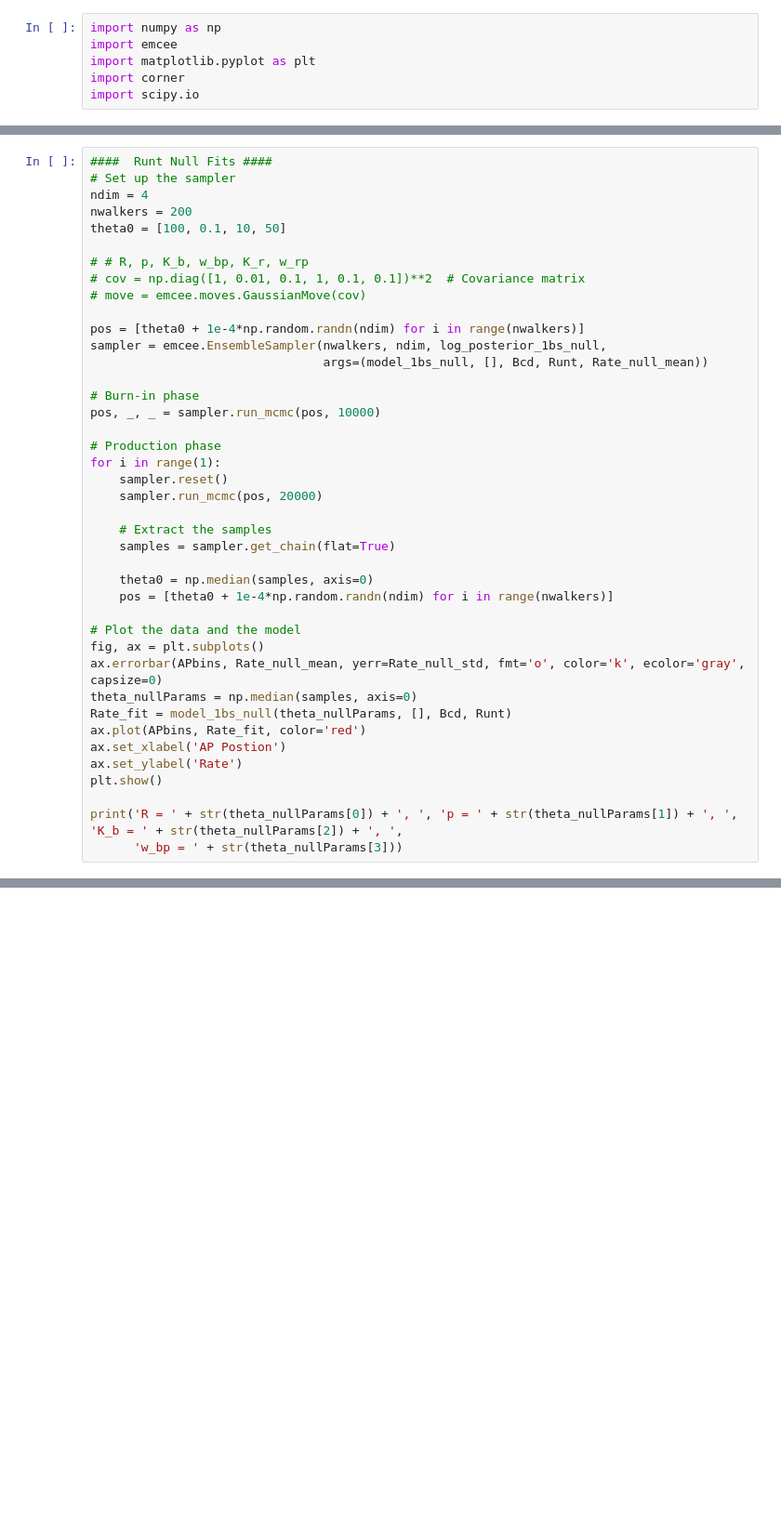
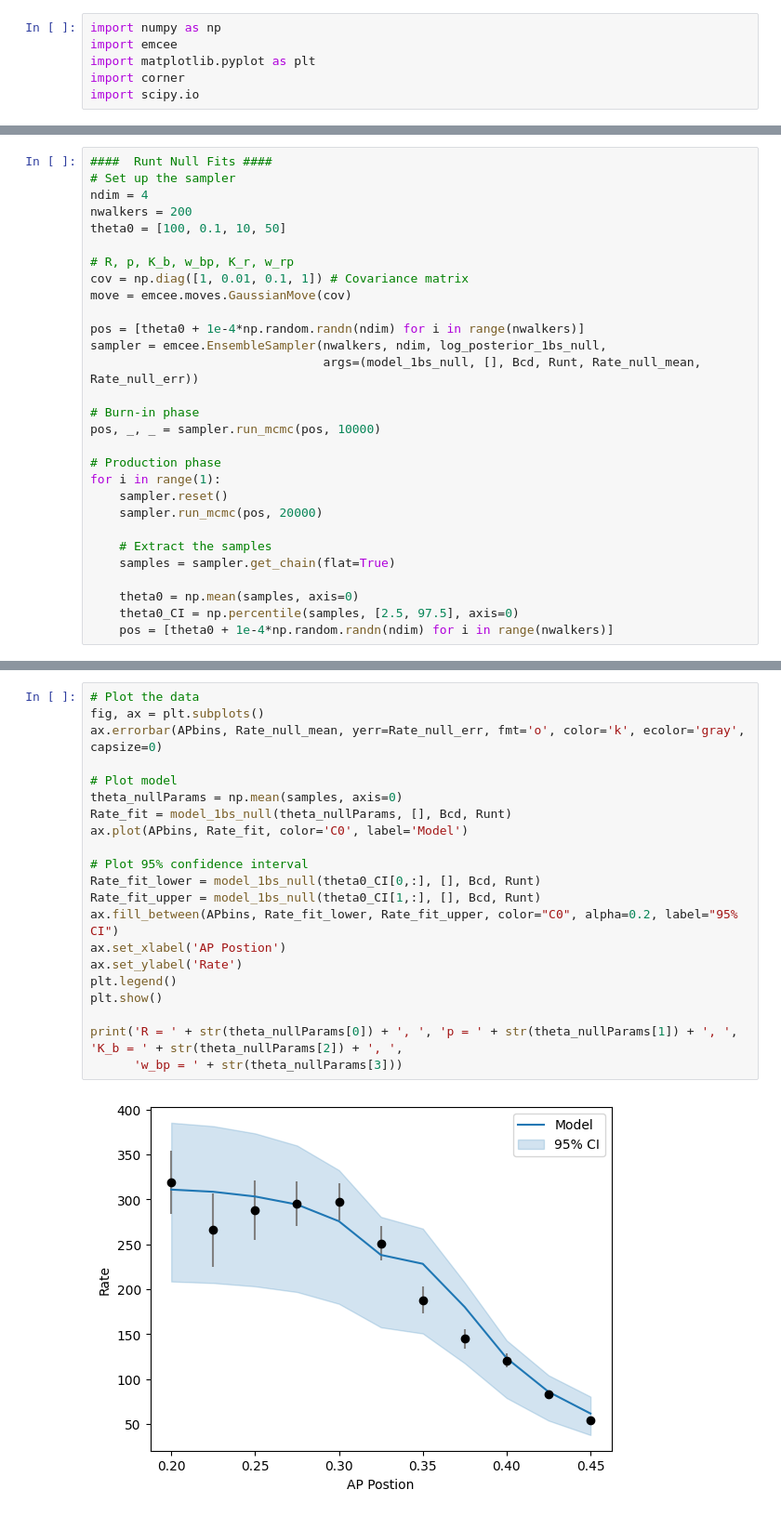
Before and after one commit to yangjun9095/OpposingGradients_Analysis, a Jupyter notebook: PythonMCMC_OppGrad/MCMC_1BS.ipynb, the cells around one changed output, grey strips where cells are left out. Shown: that part at 93% size. Drawn from its saved outputs; the diff is of its cells as text; blank space fills up the shorter version.

Commit message:
Added Confidence Intervals

```diff
--- a/PythonMCMC_OppGrad/MCMC_1BS.ipynb
+++ b/PythonMCMC_OppGrad/MCMC_1BS.ipynb
@@ -114,13 +114,13 @@ ndim = 4
 nwalkers = 200
 theta0 = [100, 0.1, 10, 50]
 
-# # R, p, K_b, w_bp, K_r, w_rp
-# cov = np.diag([1, 0.01, 0.1, 1, 0.1, 0.1])**2  # Covariance matrix
-# move = emcee.moves.GaussianMove(cov)
+# R, p, K_b, w_bp, K_r, w_rp
+cov = np.diag([1, 0.01, 0.1, 1]) # Covariance matrix
+move = emcee.moves.GaussianMove(cov)
 
 pos = [theta0 + 1e-4*np.random.randn(ndim) for i in range(nwalkers)]
 sampler = emcee.EnsembleSampler(nwalkers, ndim, log_posterior_1bs_null,
-                                args=(model_1bs_null, [], Bcd, Runt, Rate_null_mean))
+                                args=(model_1bs_null, [], Bcd, Runt, Rate_null_mean, Rate_null_err))
 
 # Burn-in phase
 pos, _, _ = sampler.run_mcmc(pos, 10000)
@@ -133,18 +133,6 @@ for i in range(1):
     # Extract the samples
     samples = sampler.get_chain(flat=True)
 
-    theta0 = np.median(samples, axis=0)
+    theta0 = np.mean(samples, axis=0)
+    theta0_CI = np.percentile(samples, [2.5, 97.5], axis=0)
     pos = [theta0 + 1e-4*np.random.randn(ndim) for i in range(nwalkers)]
-
-# Plot the data and the model
-fig, ax = plt.subplots()
-ax.errorbar(APbins, Rate_null_mean, yerr=Rate_null_std, fmt='o', color='k', ecolor='gray', capsize=0)
-theta_nullParams = np.median(samples, axis=0)
-Rate_fit = model_1bs_null(theta_nullParams, [], Bcd, Runt)
-ax.plot(APbins, Rate_fit, color='red')
-ax.set_xlabel('AP Postion')
-ax.set_ylabel('Rate')
-plt.show()
-
-print('R = ' + str(theta_nullParams[0]) + ', ', 'p = ' + str(theta_nullParams[1]) + ', ', 'K_b = ' + str(theta_nullParams[2]) + ', ',
-      'w_bp = ' + str(theta_nullParams[3]))
@@ -153,0 +139,23 @@ R = 312.888786393011,  p = 0.13700862048823947,  K_b = 91.7810108952854,  w_bp =
+# %%
+# Plot the data
+fig, ax = plt.subplots()
+ax.errorbar(APbins, Rate_null_mean, yerr=Rate_null_err, fmt='o', color='k', ecolor='gray', capsize=0)
+
+# Plot model
+theta_nullParams = np.mean(samples, axis=0)
+Rate_fit = model_1bs_null(theta_nullParams, [], Bcd, Runt)
+ax.plot(APbins, Rate_fit, color='C0', label='Model')
+
+# Plot 95% confidence interval
+Rate_fit_lower = model_1bs_null(theta0_CI[0,:], [], Bcd, Runt)
+Rate_fit_upper = model_1bs_null(theta0_CI[1,:], [], Bcd, Runt)
+ax.fill_between(APbins, Rate_fit_lower, Rate_fit_upper, color="C0", alpha=0.2, label="95% CI")
+ax.set_xlabel('AP Postion')
+ax.set_ylabel('Rate')
+plt.legend()
+plt.show()
+
+print('R = ' + str(theta_nullParams[0]) + ', ', 'p = ' + str(theta_nullParams[1]) + ', ', 'K_b = ' + str(theta_nullParams[2]) + ', ',
+      'w_bp = ' + str(theta_nullParams[3]))
+# %% [output]
+[figure, added]
```
Also changed, not shown: parts of 8 cells of this notebook, 1 other file.
